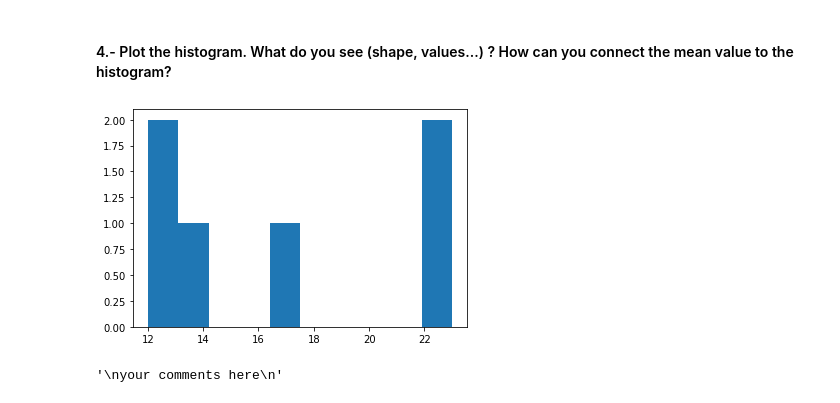
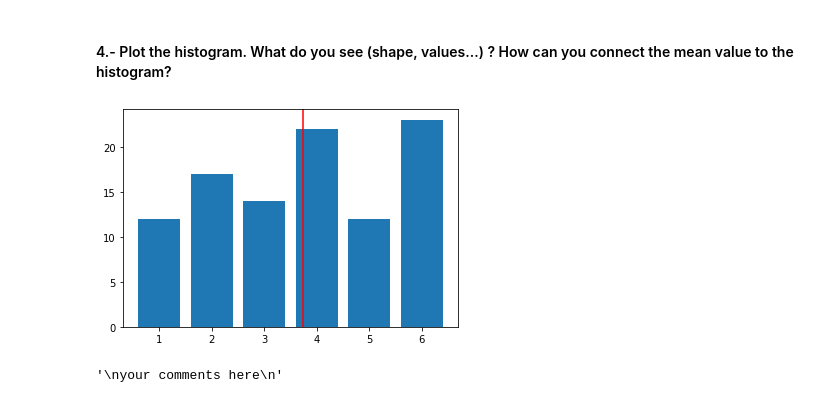
Before and after one commit to abarrasa/dataptmad1121_labs, a Jupyter notebook: module-2/understanding-descriptive-stats/your-code/main.ipynb, the cells around one changed output. Cells and saved outputs as stored; diff of their text form; code cells hidden in the pictures.

```diff
--- a/module-2/understanding-descriptive-stats/your-code/main.ipynb
+++ b/module-2/understanding-descriptive-stats/your-code/main.ipynb
@@ -185,7 +179,8 @@ your comments here
 #### 2.- Using the functions you defined in *challenge 2*, calculate the mean value of the hundred dice rolls.
 # %%
 # your code here
-mean(df_hundred_sorted, 'value')
+mean_df = mean(df_hundred_sorted, 'value')
+mean_df
 # %% [output]
 3.74
 # %% [markdown]
@@ -206,10 +201,14 @@ dtype: int64
 #### 4.- Plot the histogram. What do you see (shape, values...) ? How can you connect the mean value to the histogram?
 # %%
 # your code here
-freq_df=pd.DataFrame(freq_hundred, columns=['Frequency'])
-plt.hist(freq_df);
+freq_df=pd.DataFrame(freq_hundred, columns=['Frequency']).reset_index().sort_values(by='value')
+
+plt.bar(freq_df['value'],freq_df['Frequency'],align='center')
+
+plt.axvline(x=mean_df, color="red", linestyle="-")
+plt.show()
 # %% [output]
-[figure, old version]
+[figure, new version]
 # %%
 """
 your comments here
```
Also changed, not shown: parts of 23 cells of this notebook.
